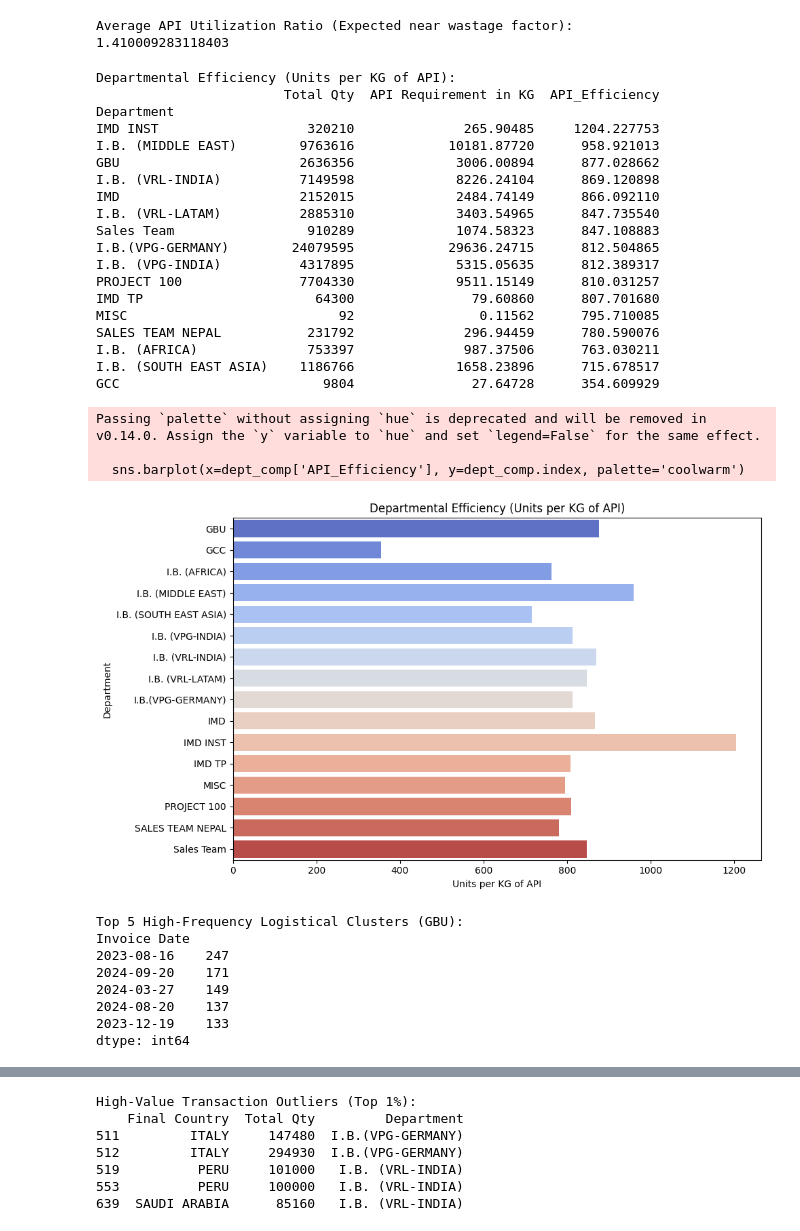
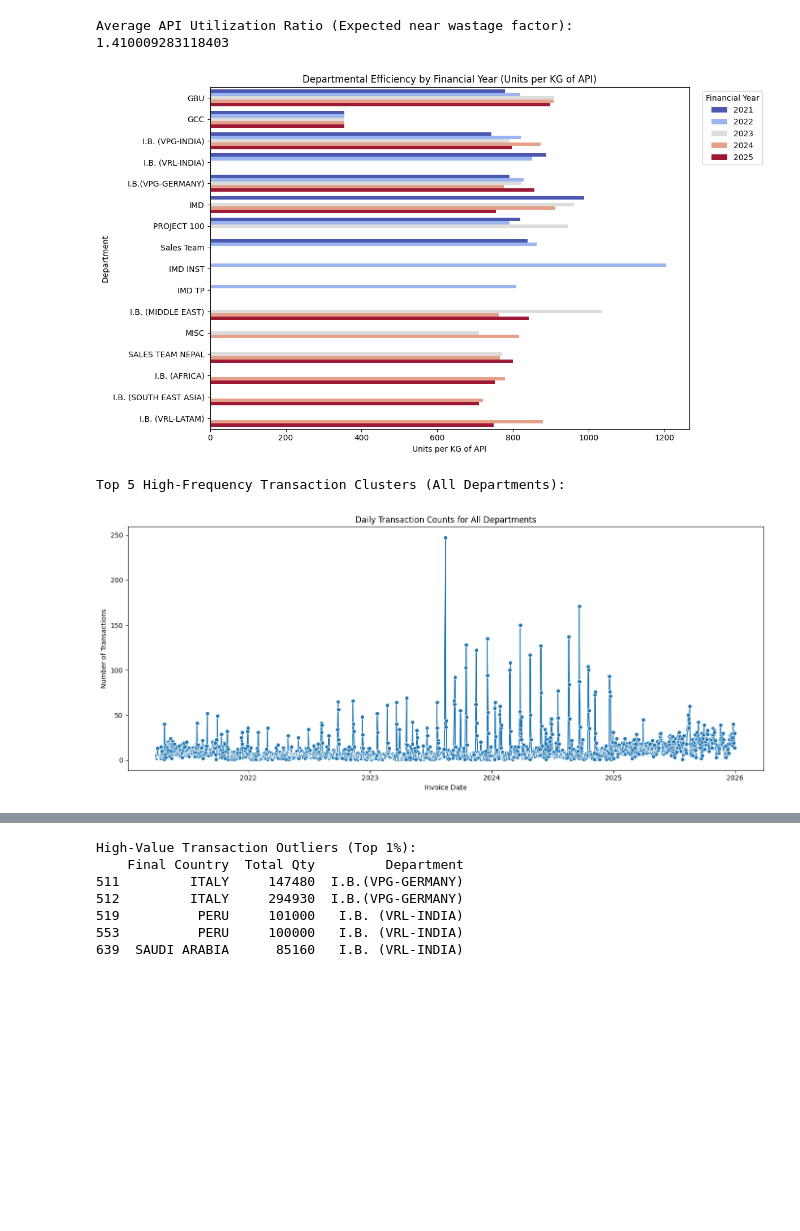
Before and after one commit to Manish-Intern-Venus/Forecast_Exploration, a Jupyter notebook: main.ipynb, the cells around one changed output, grey strips where cells are left out. Cells and saved outputs as stored; diff of their text form; code cells hidden in the pictures; blank space fills up the shorter version.

```diff
--- a/main.ipynb
+++ b/main.ipynb
@@ -347,9 +349,6 @@ dept_comp = (
     .agg({'Total Qty': 'sum', 'API Requirement in KG': 'sum'})
 )
 dept_comp['API_Efficiency'] = dept_comp['Total Qty'] / dept_comp['API Requirement in KG']
-
-print('Departmental Efficiency by Financial Year (Units per KG of API):')
-print(dept_comp.sort_values(by=['Financial Year', 'API_Efficiency'], ascending=[True, False]))
 
 # Visualize departmental efficiency with a horizontal bar chart split by year.
 plt.figure(figsize=(12, 7))
@@ -367,44 +366,30 @@ plt.legend(title='Financial Year', bbox_to_anchor=(1.02, 1), loc='upper left')
 plt.tight_layout()
 plt.show()
 # %% [output]
-Departmental Efficiency (Units per KG of API):
-                        Total Qty  API Requirement in KG  API_Efficiency
-Department
-IMD INST                   320210              265.90485     1204.227753
-I.B. (MIDDLE EAST)        9763616            10181.87720      958.921013
-GBU                       2636356             3006.00894      877.028662
-I.B. (VRL-INDIA)          7149598             8226.24104      869.120898
-IMD                       2152015             2484.74149      866.092110
-I.B. (VRL-LATAM)          2885310             3403.54965      847.735540
-Sales Team                 910289             1074.58323      847.108883
-I.B.(VPG-GERMANY)        24079595            29636.24715      812.504865
-I.B. (VPG-INDIA)          4317895             5315.05635      812.389317
-PROJECT 100               7704330             9511.15149      810.031257
-IMD TP                      64300               79.60860      807.701680
-MISC                           92                0.11562      795.710085
-SALES TEAM NEPAL           231792              296.94459      780.590076
-I.B. (AFRICA)              753397              987.37506      763.030211
-I.B. (SOUTH EAST ASIA)    1186766             1658.23896      715.678517
-GCC                          9804               27.64728      354.609929
-Passing `palette` without assigning `hue` is deprecated and will be removed in v0.14.0. Assign the `y` variable to `hue` and set `legend=False` for the same effect.
-
-  sns.barplot(x=dept_comp['API_Efficiency'], y=dept_comp.index, palette='coolwarm')
-[figure, old version]
+[figure, new version]
 # %%
-# 15) High-Frequency Cluster Analysis (GBU wave identification)
-# Count number of GBU transactions per invoice date and show top spikes.
-gbu_clusters = df2[df2['Department'] == 'GBU'].groupby('Invoice Date').size().nlargest(5)
-print('Top 5 High-Frequency Logistical Clusters (GBU):')
-print(gbu_clusters)
+# 15) High-Frequency Cluster Analysis (departmental wave identification)
+# Count number of departmental transactions per invoice date and show top spikes.
+# Top 5 spike dates across all departments combined
+clusters = df2.groupby('Invoice Date').size().nlargest(5)
+
+print('Top 5 High-Frequency Transaction Clusters (All Departments):')
+
+# Time series plot for all departments combined
+daily_counts = df2.groupby('Invoice Date').size()
+
+plt.figure(figsize=(14, 6))
+sns.lineplot(x=daily_counts.index, y=daily_counts.values, marker='o')
+plt.title('Daily Transaction Counts for All Departments')
+plt.xlabel('Invoice Date')
+plt.ylabel('Number of Transactions')
+plt.gca().yaxis.set_major_formatter(FuncFormatter(integer_with_commas))
+plt.tight_layout()
+plt.show()
+plt.show()
 # %% [output]
-Top 5 High-Frequency Logistical Clusters (GBU):
-Invoice Date
-2023-08-16    247
-2024-09-20    171
-2024-03-27    149
-2024-08-20    137
-2023-12-19    133
-dtype: int64
+Top 5 High-Frequency Transaction Clusters (All Departments):
+[figure, added]
 # %%
 # 16) Territorial Strength Preferences
 # Country x Strength matrix to compare dosage preference by geography.
```
Also changed, not shown: parts of 14 cells of this notebook, 4 other files.
